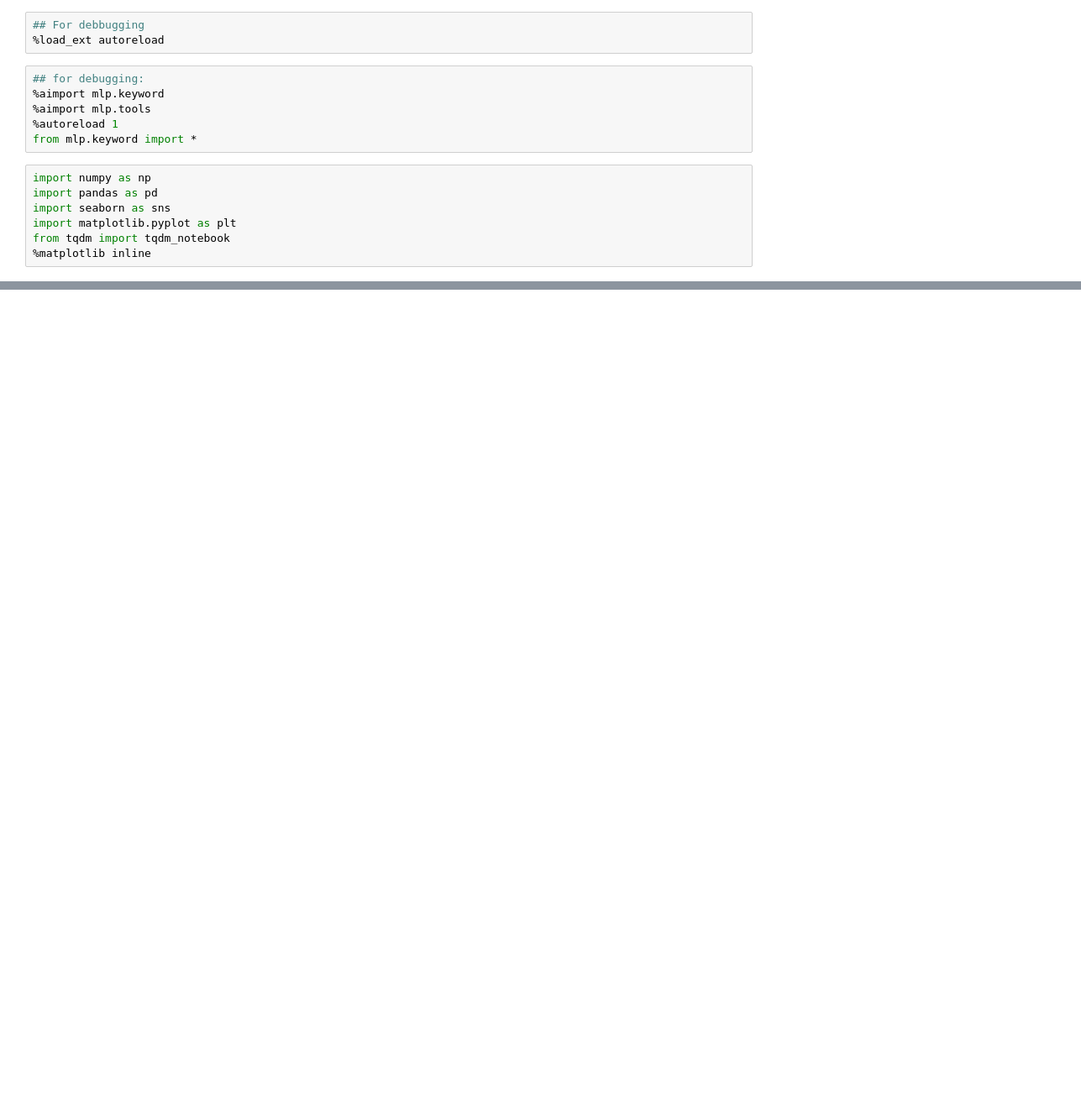
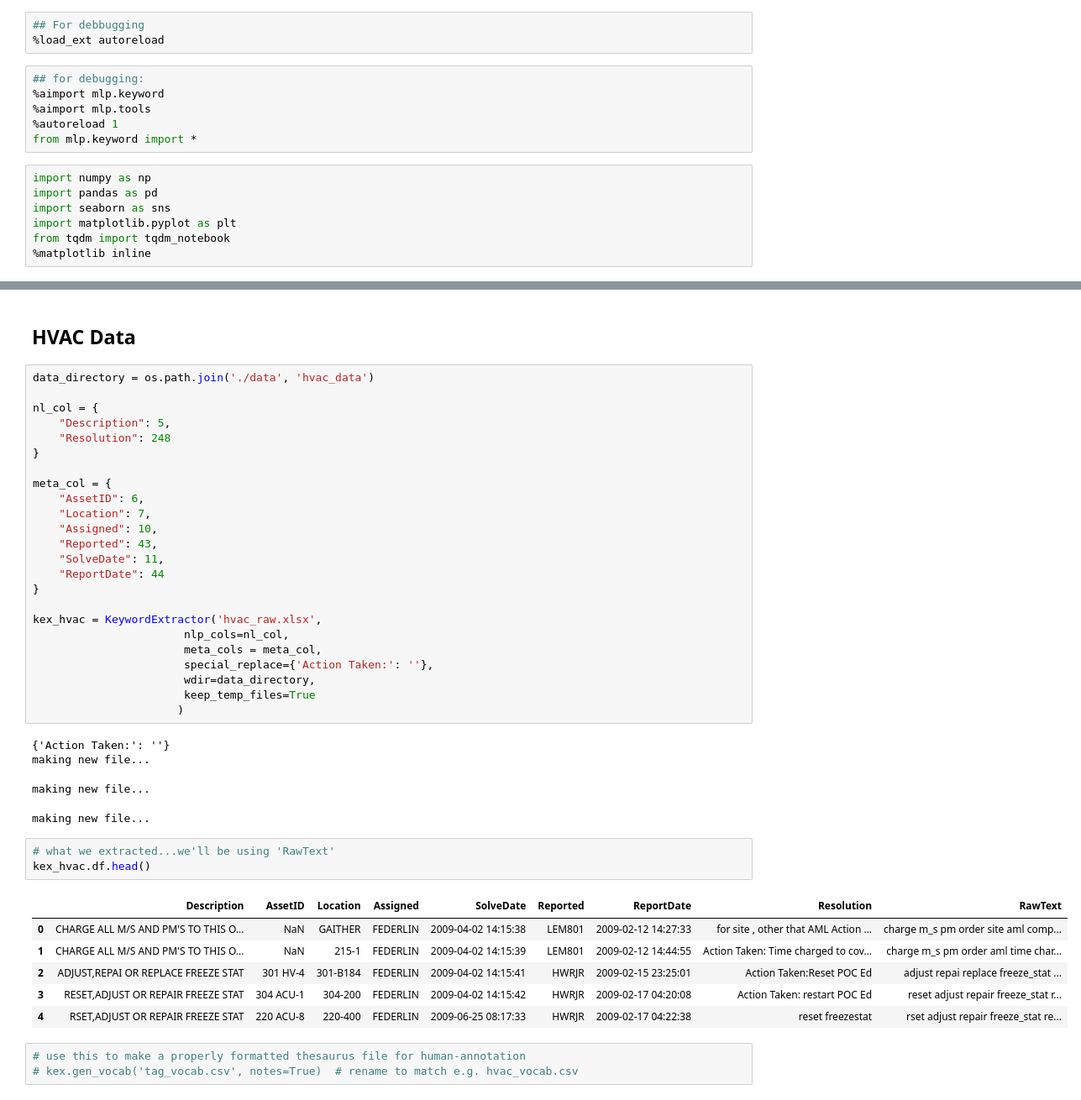
Before and after one commit to usnistgov/nestor-tmp2, a Jupyter notebook: tutorial.ipynb, the cells around one changed output, grey strips where cells are left out. Shown at 84% size. Saved outputs shown, nothing was run; the diff lists cells and outputs as text; blank space fills up the shorter version.

```diff
--- a/tutorial.ipynb
+++ b/tutorial.ipynb
@@ -101,0 +105,44 @@ df_pred[(df_pred[['Items','Problem','Solution']]=='').all(axis=1)].head()
+# %% [markdown]
+## HVAC Data
+# %%
+data_directory = os.path.join('./data', 'hvac_data')
+
+nl_col = {
+    "Description": 5,
+    "Resolution": 248
+}
+
+meta_col = {
+    "AssetID": 6,
+    "Location": 7,
+    "Assigned": 10,
+    "Reported": 43,
+    "SolveDate": 11,
+    "ReportDate": 44
+}
+
+kex_hvac = KeywordExtractor('hvac_raw.xlsx',
+                       nlp_cols=nl_col,
+                       meta_cols = meta_col,
+                       special_replace={'Action Taken:': ''},
+                       wdir=data_directory,
+                       keep_temp_files=True
+                      )
+# %% [output]
+{'Action Taken:': ''}
+making new file...
+making new file...
+making new file...
+# %%
+# what we extracted...we'll be using 'RawText'
+kex_hvac.df.head()
+# %% [output]
+|  | Description | AssetID | Location | Assigned | SolveDate | Reported | ReportDate | Resolution | RawText |
+| 0 | CHARGE ALL M/S AND PM'S TO THIS O... | NaN | GAITHER | FEDERLIN | 2009-04-02 14:15:38 | LEM801 | 2009-02-12 14:27:33 | for site , other that AML Action ... | charge m_s pm order site aml comp... |
+| 1 | CHARGE ALL M/S AND PM'S TO THIS O... | NaN | 215-1 | FEDERLIN | 2009-04-02 14:15:39 | LEM801 | 2009-02-12 14:44:55 | Action Taken: Time charged to cov... | charge m_s pm order aml time char... |
+| 2 | ADJUST,REPAI OR REPLACE FREEZE STAT | 301 HV-4 | 301-B184 | FEDERLIN | 2009-04-02 14:15:41 | HWRJR | 2009-02-15 23:25:01 | Action Taken:Reset POC Ed | adjust repai replace freeze_stat ... |
+| 3 | RESET,ADJUST OR REPAIR FREEZE STAT | 304 ACU-1 | 304-200 | FEDERLIN | 2009-04-02 14:15:42 | HWRJR | 2009-02-17 04:20:08 | Action Taken: restart POC Ed | reset adjust repair freeze_stat r... |
+| 4 | RSET,ADJUST OR REPAIR FREEZE STAT | 220 ACU-8 | 220-400 | FEDERLIN | 2009-06-25 08:17:33 | HWRJR | 2009-02-17 04:22:38 | reset freezestat | rset adjust repair freeze_stat re... |
+# %%
+# use this to make a properly formatted thesaurus file for human-annotation
+# kex.gen_vocab('tag_vocab.csv', notes=True)  # rename to match e.g. hvac_vocab.csv
```
Also changed, not shown: parts of 14 cells of this notebook, 40 other files.
